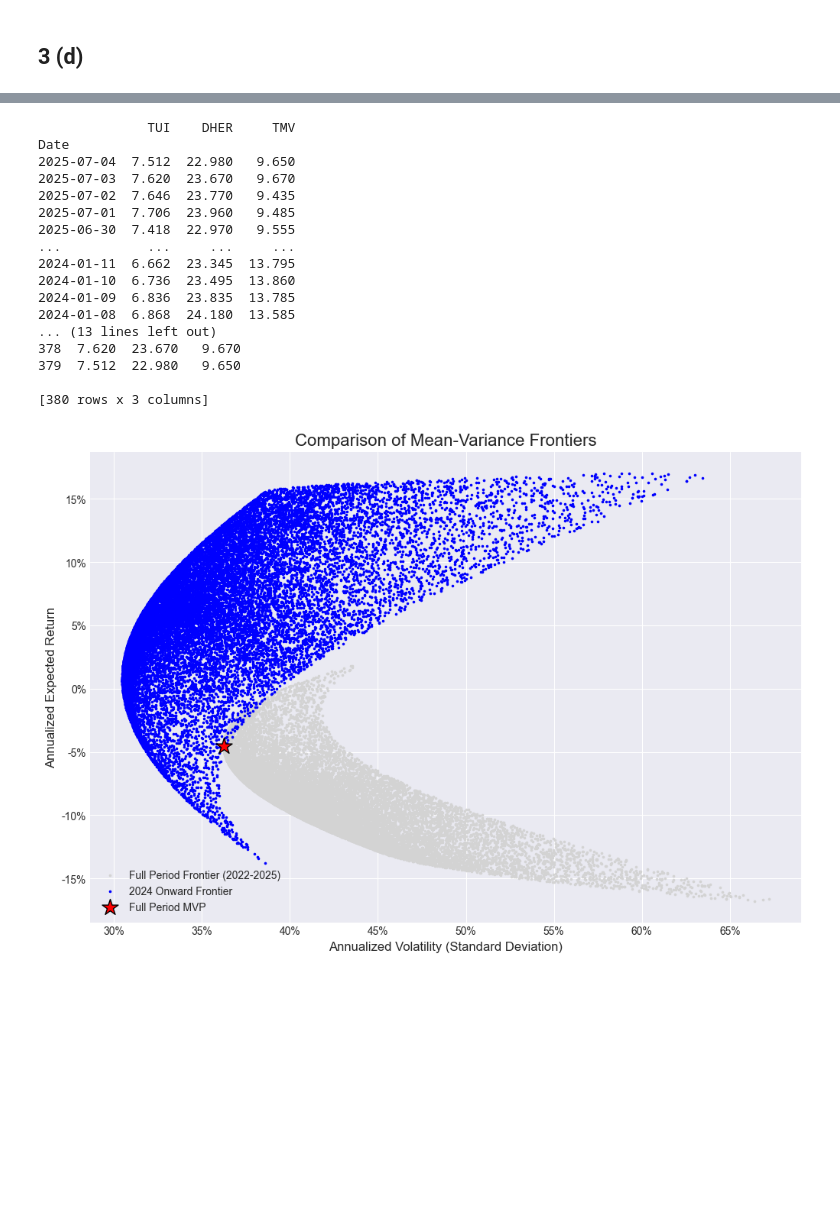
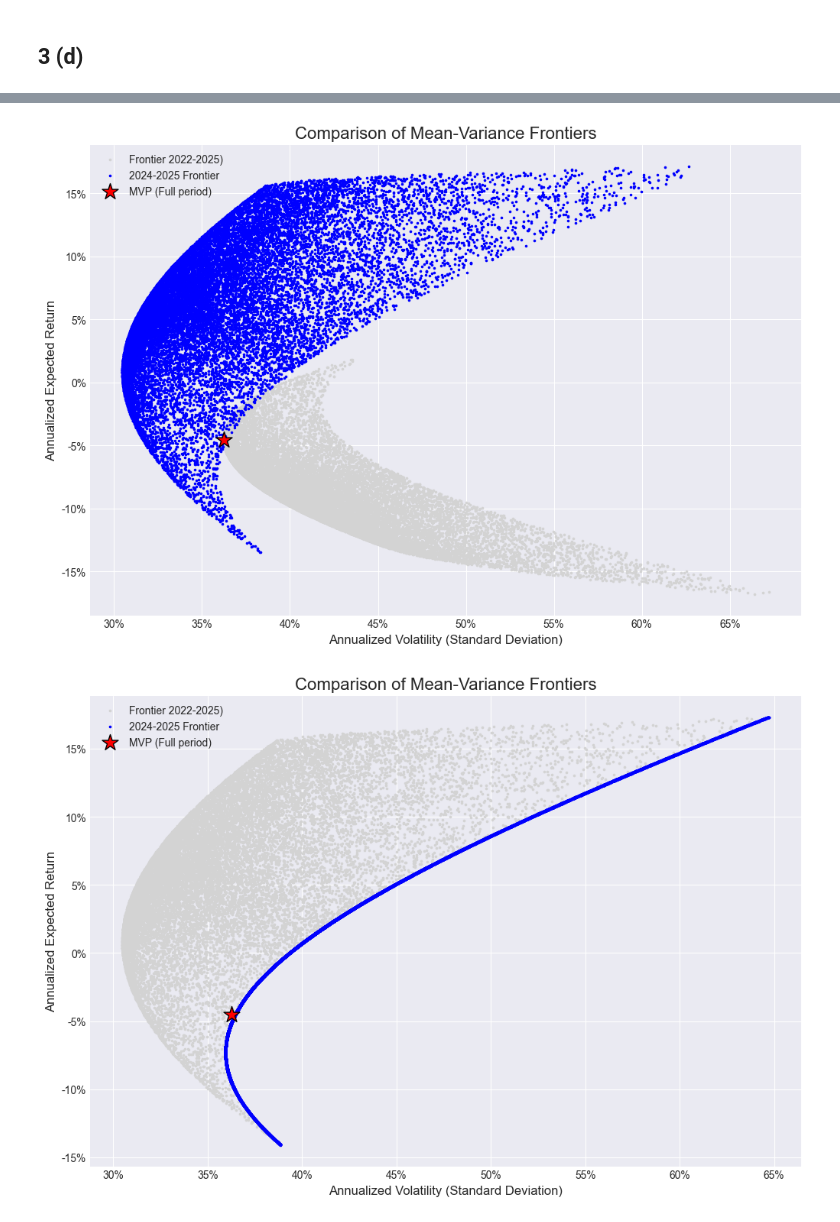
Before and after one commit to NicolasRuffing/Tof-Quizzes, a Jupyter notebook: Nico/Quiz1.ipynb, the cells around one changed output, grey strips where cells are left out. Drawn from its saved outputs; the diff is of its cells as text; code cells hidden in the pictures; blank space fills up the shorter version.

```diff
--- a/Nico/Quiz1.ipynb
+++ b/Nico/Quiz1.ipynb
@@ -271,55 +271,70 @@ plt.show()
 # %%
 start_date = "2024-01-05"
 stock_data_2024 = data[data.index >= pd.to_datetime(start_date)]
 stock_data_2024 = stock_data_2024.sort_values(by='Date', ascending=True).reset_index(drop=True)
 returns_2024 = stock_data_2024.pct_change().dropna()
 
 mean_returns_annual_2024 = returns_2024.mean() * trading_days
 cov_matrix_annual_2024 = returns_2024.cov() * trading_days
 
 portfolio_returns_2024 = []
 portfolio_volatilities_2024 = []
 
 for i in range(num_portfolios):
     weights = np.random.random(len(stock_data.columns))
     weights /= np.sum(weights)
     port_return = np.sum(mean_returns_annual_2024 * weights)
     port_volatility = np.sqrt(np.dot(weights.T, np.dot(cov_matrix_annual_2024, weights)))
     portfolio_returns_2024.append(port_return)
     portfolio_volatilities_2024.append(port_volatility)
 
 plt.style.use('seaborn-v0_8-darkgrid')
 plt.figure(figsize=(12, 8))
-plt.scatter(portfolio_volatilities, portfolio_returns, c='lightgray', marker='.', s=10, label='Full Period Frontier (2022-2025)')
-
-
-plt.scatter(portfolio_volatilities_2024, portfolio_returns_2024, c='blue', marker='.', s=10, label='2024 Onward Frontier')
-plt.scatter(mvp_volatility, mvp_return, c='red', marker='*', s=250, edgecolors='black', label='Full Period MVP')
-
-# Formatting
+plt.scatter(portfolio_volatilities, portfolio_returns, c='lightgray', marker='.', s=10, label='Frontier 2022-2025)')
+plt.scatter(portfolio_volatilities_2024, portfolio_returns_2024, c='blue', marker='.', s=10, label='2024-2025 Frontier')
+plt.scatter(mvp_volatility, mvp_return, c='red', marker='*', s=250, edgecolors='black', label='MVP (Full period)')
 plt.title('Comparison of Mean-Variance Frontiers', fontsize=16)
 plt.xlabel('Annualized Volatility (Standard Deviation)', fontsize=12)
 plt.ylabel('Annualized Expected Return', fontsize=12)
 plt.gca().xaxis.set_major_formatter(plt.FuncFormatter('{:.0%}'.format))
 plt.gca().yaxis.set_major_formatter(plt.FuncFormatter('{:.0%}'.format))
 plt.legend()
 plt.show()
 # %% [output]
-              TUI    DHER     TMV
-Date
-2025-07-04  7.512  22.980   9.650
-2025-07-03  7.620  23.670   9.670
-2025-07-02  7.646  23.770   9.435
-2025-07-01  7.706  23.960   9.485
-2025-06-30  7.418  22.970   9.555
-...           ...     ...     ...
-2024-01-11  6.662  23.345  13.795
-2024-01-10  6.736  23.495  13.860
-2024-01-09  6.836  23.835  13.785
-2024-01-08  6.868  24.180  13.585
-... (13 lines left out)
-378  7.620  23.670   9.670
-379  7.512  22.980   9.650
-
-[380 rows x 3 columns]
-[figure, old version]
+[figure, new version]
+# %%
+start_date = "2024-01-05"
+stock_data_2024_2assets = data[data.index >= pd.to_datetime(start_date)]
+stock_data_2024_2assets = stock_data_2024_2assets[['DHER', 'TMV']]
+stock_data_2024_2assets = stock_data_2024_2assets.sort_values(by='Date', ascending=True).reset_index(drop=True)
+returns_2024_2assets = stock_data_2024_2assets.pct_change().dropna()
+
+mean_returns_annual_2024_2assets = returns_2024_2assets.mean() * trading_days
+cov_matrix_annual_2024_2assets = returns_2024_2assets.cov() * trading_days
+
+portfolio_returns_2024_2assets = []
+portfolio_volatilities_2024_2assets = []
+
+for i in range(num_portfolios):
+    weights = np.random.random(len(stock_data_2024_2assets.columns))
+    weights /= np.sum(weights)
+    port_return = np.sum(mean_returns_annual_2024_2assets * weights)
+    port_volatility = np.sqrt(np.dot(weights.T, np.dot(cov_matrix_annual_2024_2assets, weights)))
+    portfolio_returns_2024_2assets.append(port_return)
+    portfolio_volatilities_2024_2assets.append(port_volatility)
+
+
+plt.style.use('seaborn-v0_8-darkgrid')
+plt.figure(figsize=(12, 8))
+plt.scatter(portfolio_volatilities_2024, portfolio_returns_2024, c='lightgray', marker='.', s=10, label='Frontier 2022-2025)')
+plt.scatter(portfolio_volatilities_2024_2assets, portfolio_returns_2024_2assets, c = "blue",marker='.', s=10, label='2024-2025 Frontier')
+plt.scatter(mvp_volatility, mvp_return, c='red', marker='*', s=250, edgecolors='black', label='MVP (Full period)')
+plt.title('Comparison of Mean-Variance Frontiers', fontsize=16)
+plt.xlabel('Annualized Volatility (Standard Deviation)', fontsize=12)
+plt.ylabel('Annualized Expected Return', fontsize=12)
+plt.gca().xaxis.set_major_formatter(plt.FuncFormatter('{:.0%}'.format))
+plt.gca().yaxis.set_major_formatter(plt.FuncFormatter('{:.0%}'.format))
+plt.legend()
+plt.show()
+# %% [output]
+[figure, added]
```
Also changed, not shown: parts of 2 cells of this notebook.
